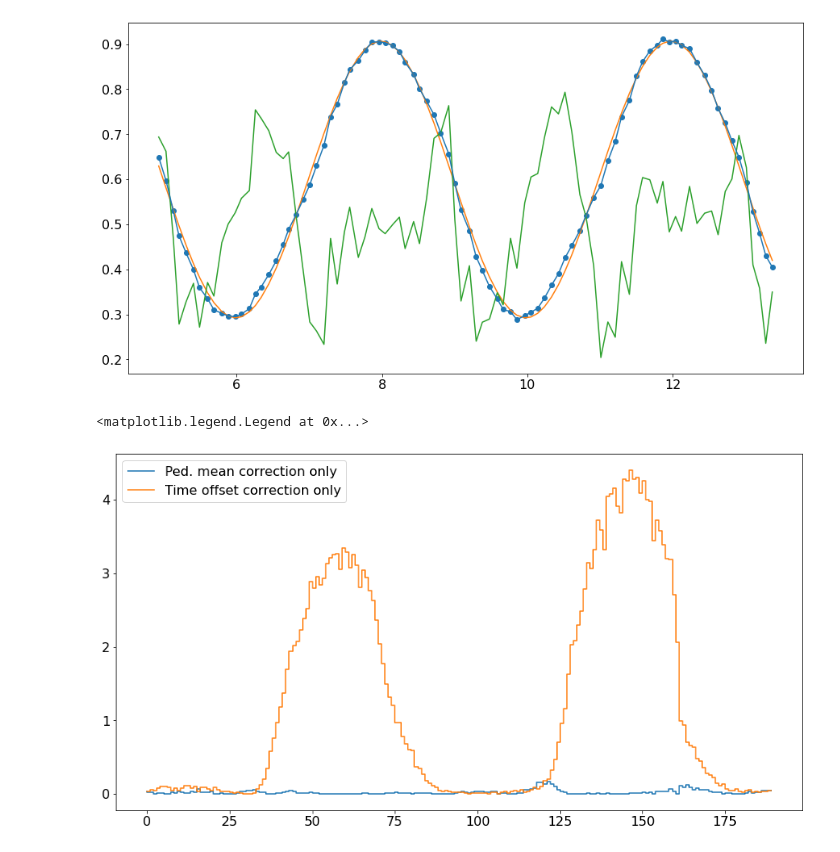
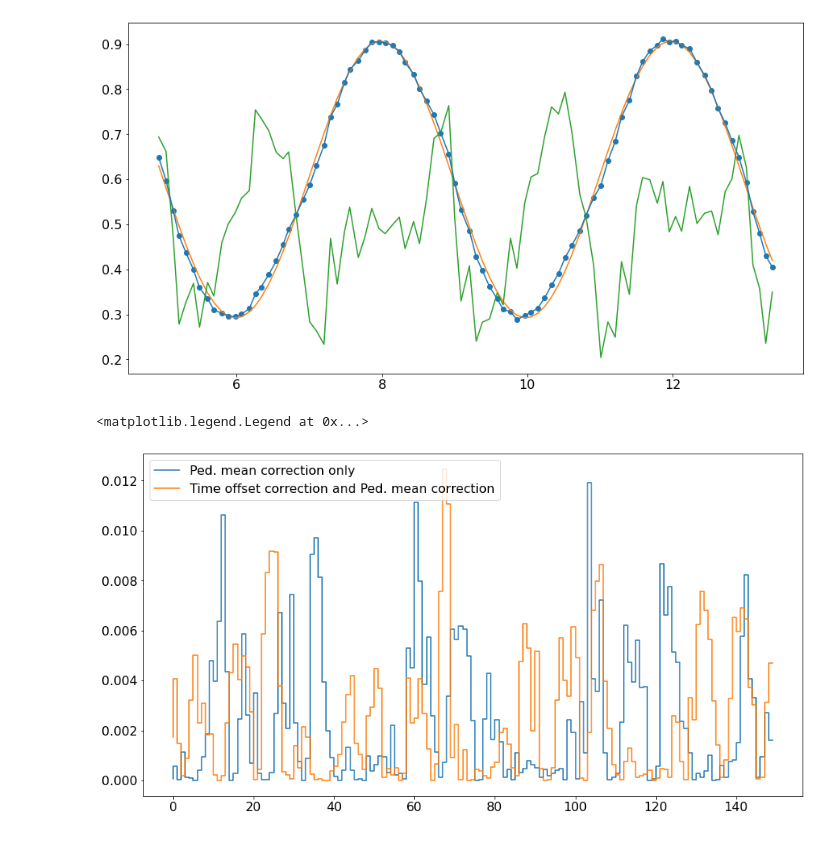
Before and after one commit to FTBF/LAPPD_TOF_Analysis, a Jupyter notebook: Analysis.ipynb, the cells around one changed output. Drawn from its saved outputs; the diff is of its cells as text; code cells hidden in the pictures.

```diff
--- a/Analysis.ipynb
+++ b/Analysis.ipynb
@@ -449,10 +309,2 @@ for j in range(0, 30):
-# %%
-xv = np.array([acd for acd in range(4096)])
-yv = vlineraize_wrap(voltageLin[0][0], xv)
-
-linDat = np.zeros_like(sineData)
-for j in range(0, 30):
-    for i in range(0, 256):
-        linDat[:,i,j] = lineraize_wrap(voltageLin[j][i], sineData[:,i,j])
 # %%
 from scipy import optimize
@@ -557,0 +412,30 @@ mse: 227.692253
+# %%
+event = 7
+channel = 29
+import scipy.optimize
+ringTimeOffsets = np.concatenate((timeOffsets,timeOffsets,timeOffsets), 1)
+xdata = np.cumsum(ringTimeOffsets[channel, trigger_pos[event]+14:trigger_pos[event]+14+256])*1e9
+ydata = linDat[event, channel, :]
+ringydata = np.concatenate((ydata,ydata,ydata))[trigger_pos[event]+15:trigger_pos[event]+15+256]
+#ydata = linDat[event, :, 5]
+
+popt, pcov = scipy.optimize.curve_fit(sine, xdata[50:100], ringydata[50:100], p0=(400.0, 0.0, true_freq*math.pi*2e-9, 0.0), bounds=((200, -2000, true_freq*math.pi*2e-9*0.8, -400),(2000, 2000, true_freq*math.pi*2e-9*1.2,400)))
+popt, pcov = scipy.optimize.curve_fit(sine, xdata[:220], ringydata[:220], p0=popt)
+
+print(*popt)
+
+diff = (ringydata - sine(xdata, *popt))/popt[0]
+toco_diff = diff
+print("mse: %f"%((diff**2)[:220].sum()))
+
+plt.title("Time offset calibration and Voltage linearization")
+plt.xlabel("time (ns)")
+plt.ylabel("ADC")
+
+plt.plot(xdata, ringydata, label="data")
+
+plt.plot(xdata, sine(xdata, *popt), label="sine fit")
+
+plt.plot(xdata[:220], diff[:220], label="difference")
+
+plt.legend(loc="lower right")
@@ -598,12 +507,12 @@ plt.plot(xdata[s], diff[s]*popt[0]*10 + 0.5, label="difference")
 [<matplotlib.lines.Line2D at 0x...>]
 [figure]
 # %%
-xdat = np.linspace(0, 189, 190)
-plt.step(xdat,pmco_diff[:190]**2, label="Ped. mean correction only")
+xdat = np.linspace(0, 149, 150)
+plt.step(xdat,pmco_diff[:150]**2, label="Ped. mean correction only")
 #plt.step(xdat,vlo_diff[:190]**2, label="Voltage linearization only")
-plt.step(xdat,toco_diff[:190]**2, label="Time offset correction only")
+plt.step(xdat,toco_diff[:150]**2, label="Time offset correction and Ped. mean correction")
 #plt.step(xdat,all_diff[:190]**2, label="All corrections")
 plt.legend()
 # %% [output]
 <matplotlib.legend.Legend at 0x...>
-[figure, old version]
+[figure, new version]
```
Also changed, not shown: parts of 26 cells of this notebook, 1 other file.
